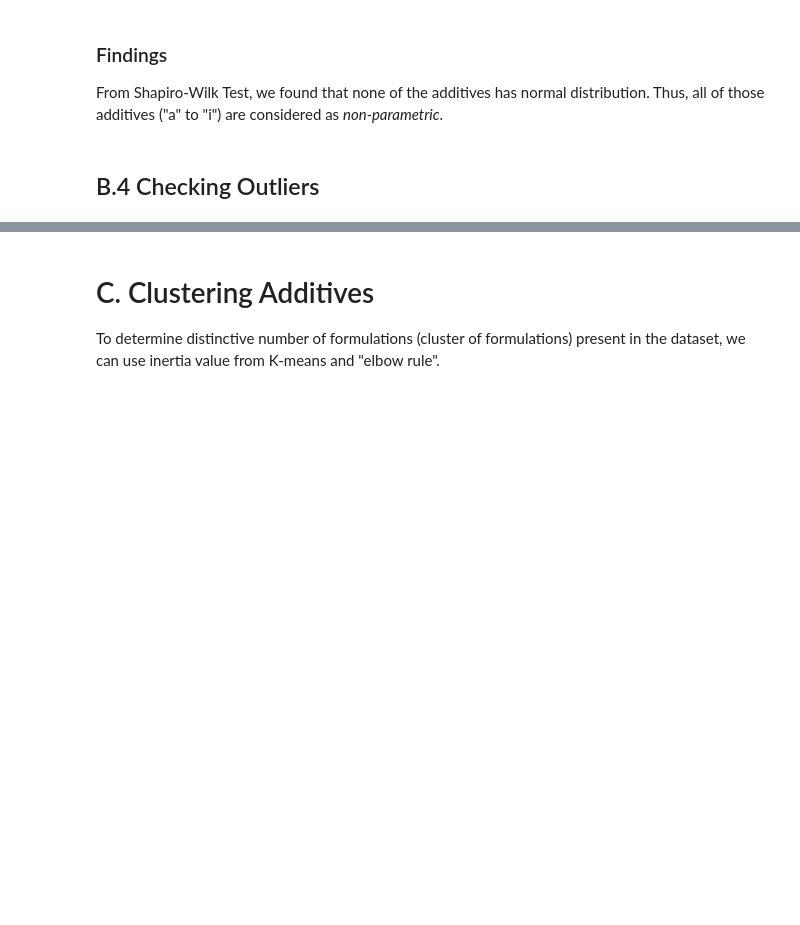
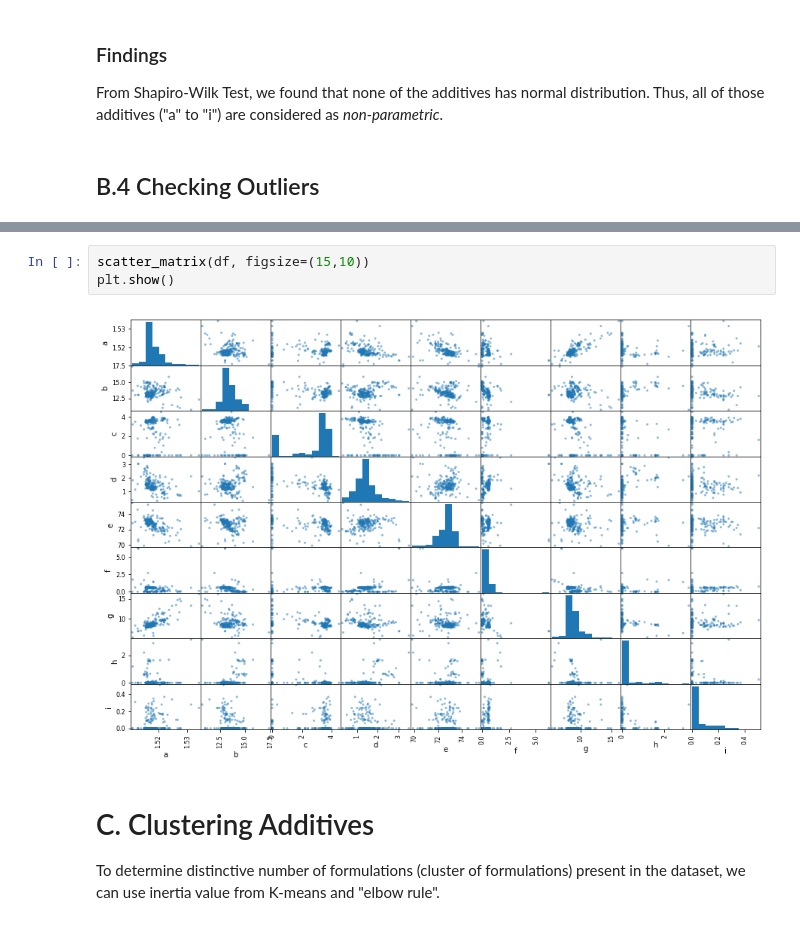
Before and after one commit to albertsylvester/assignment_april, a Jupyter notebook: Assignment No.1.ipynb, the cells around one changed output, grey strips where cells are left out. Cells and saved outputs as stored; diff of their text form; blank space fills up the shorter version.

```diff
--- a/Assignment No.1.ipynb
+++ b/Assignment No.1.ipynb
@@ -169,3 +169,8 @@ for col in df.columns:
+# %%
+scatter_matrix(df, figsize=(15,10))
+plt.show()
+# %% [output]
+[figure, added]
 # %% [markdown]
 # C. Clustering Additives
 To determine distinctive number of formulations (cluster of formulations) present in the dataset, we can use inertia value from K-means and "elbow rule".
```
Also changed, not shown: parts of 5 cells of this notebook, 1 other file.
